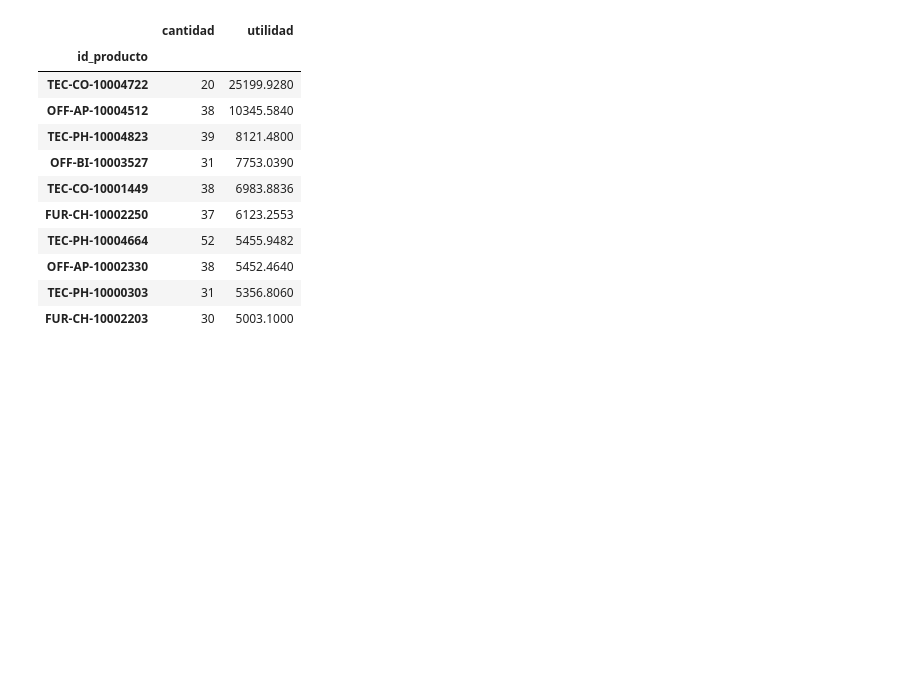
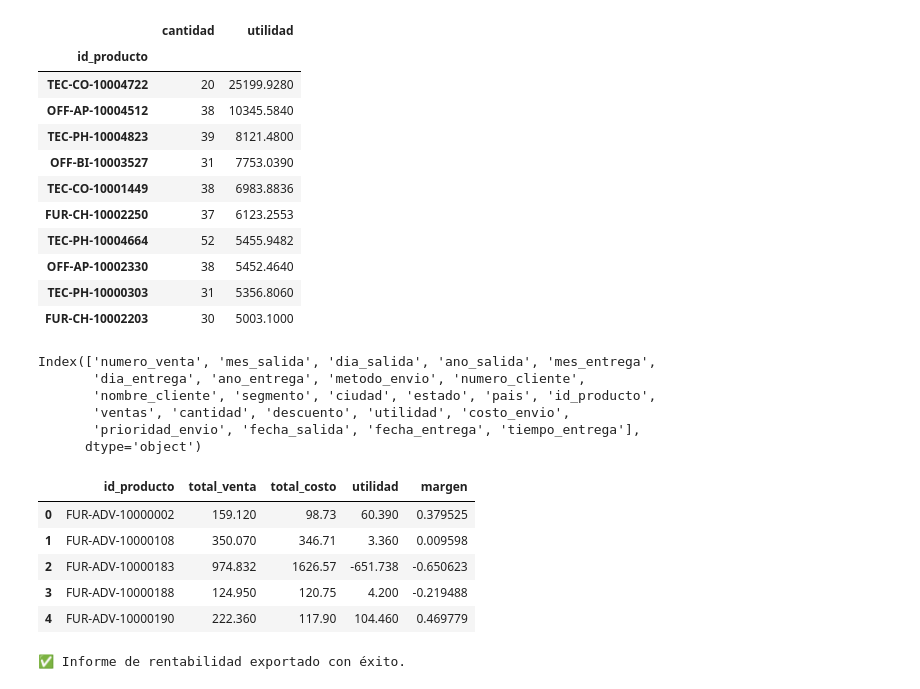
Before and after one commit to ale-caromar/proyecto_consolidacion, a Jupyter notebook: notebooks/analisis.ipynb, the cells around one changed output. Drawn from its saved outputs; the diff is of its cells as text; code cells hidden in the pictures; blank space fills up the shorter version.

Commit message:
Se reordenan responsabilidades de los modulos data_loading y exploracion. El modulo rentabilidad genera reportes siguiendo la estructura modular. Rutas asignadas con exito

```diff
--- a/notebooks/analisis.ipynb
+++ b/notebooks/analisis.ipynb
@@ -213,3 +229,41 @@ df.groupby('id_producto')[['cantidad', 'utilidad']].sum().sort_values('utilidad'
 | OFF-AP-10002330 | 38 | 5452.4640 |
 | TEC-PH-10000303 | 31 | 5356.8060 |
 | FUR-CH-10002203 | 30 | 5003.1000 |
+# %%
+print(df.columns)
+# %% [output]
+Index(['numero_venta', 'mes_salida', 'dia_salida', 'ano_salida', 'mes_entrega',
+       'dia_entrega', 'ano_entrega', 'metodo_envio', 'numero_cliente',
+       'nombre_cliente', 'segmento', 'ciudad', 'estado', 'pais', 'id_producto',
+       'ventas', 'cantidad', 'descuento', 'utilidad', 'costo_envio',
+       'prioridad_envio', 'fecha_salida', 'fecha_entrega', 'tiempo_entrega'],
+      dtype='object')
+# %%
+df_rentabilidad = calcular_rentabilidad(df)
+resumen = resumen_rentabilidad(df_rentabilidad)
+resumen.head()
+# %% [output]
+|  | id_producto | total_venta | total_costo | utilidad | margen |
+| 0 | FUR-ADV-10000002 | 159.120 | 98.73 | 60.390 | 0.379525 |
+| 1 | FUR-ADV-10000108 | 350.070 | 346.71 | 3.360 | 0.009598 |
+| 2 | FUR-ADV-10000183 | 974.832 | 1626.57 | -651.738 | -0.650623 |
+| 3 | FUR-ADV-10000188 | 124.950 | 120.75 | 4.200 | -0.219488 |
+| 4 | FUR-ADV-10000190 | 222.360 | 117.90 | 104.460 | 0.469779 |
+# %%
+from src.exportacion import exportar_excel
+import os
+
+# Asegurar que el directorio de salida existe
+os.makedirs("../data/outputs", exist_ok=True)
+
+# Definir rutas de salida
+ruta_excel = "../data/outputs/informe_rentabilidad.xlsx"
+ruta_csv = "../data/outputs/informe_rentabilidad.csv"
+
+# Exportar
+exportar_excel(resumen, ruta_excel)
+resumen.to_csv(ruta_csv, index=False)
+
+print("✅ Informe de rentabilidad exportado con éxito.")
+# %% [output]
+✅ Informe de rentabilidad exportado con éxito.
```
Also changed, not shown: parts of 3 cells of this notebook, 6 other files.
